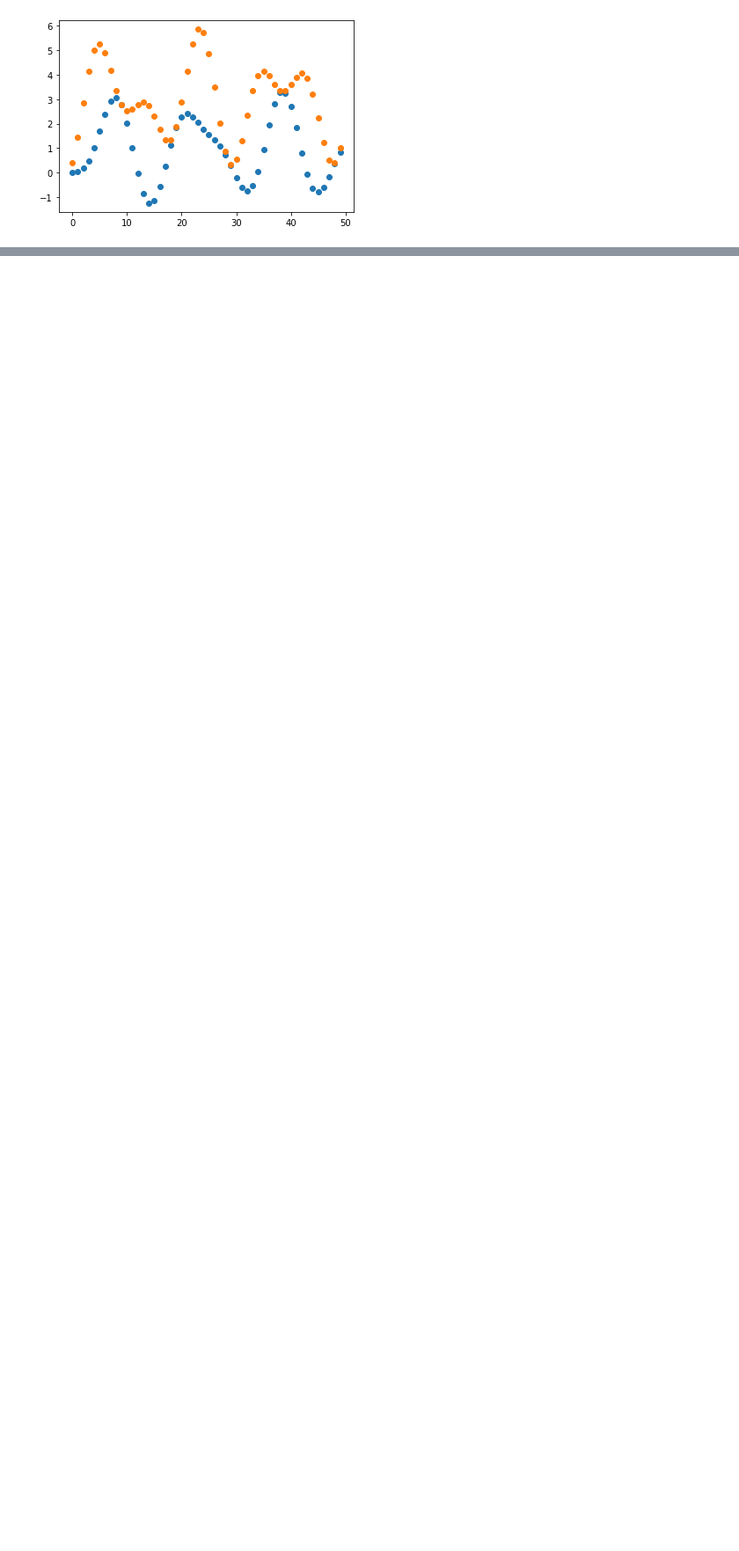
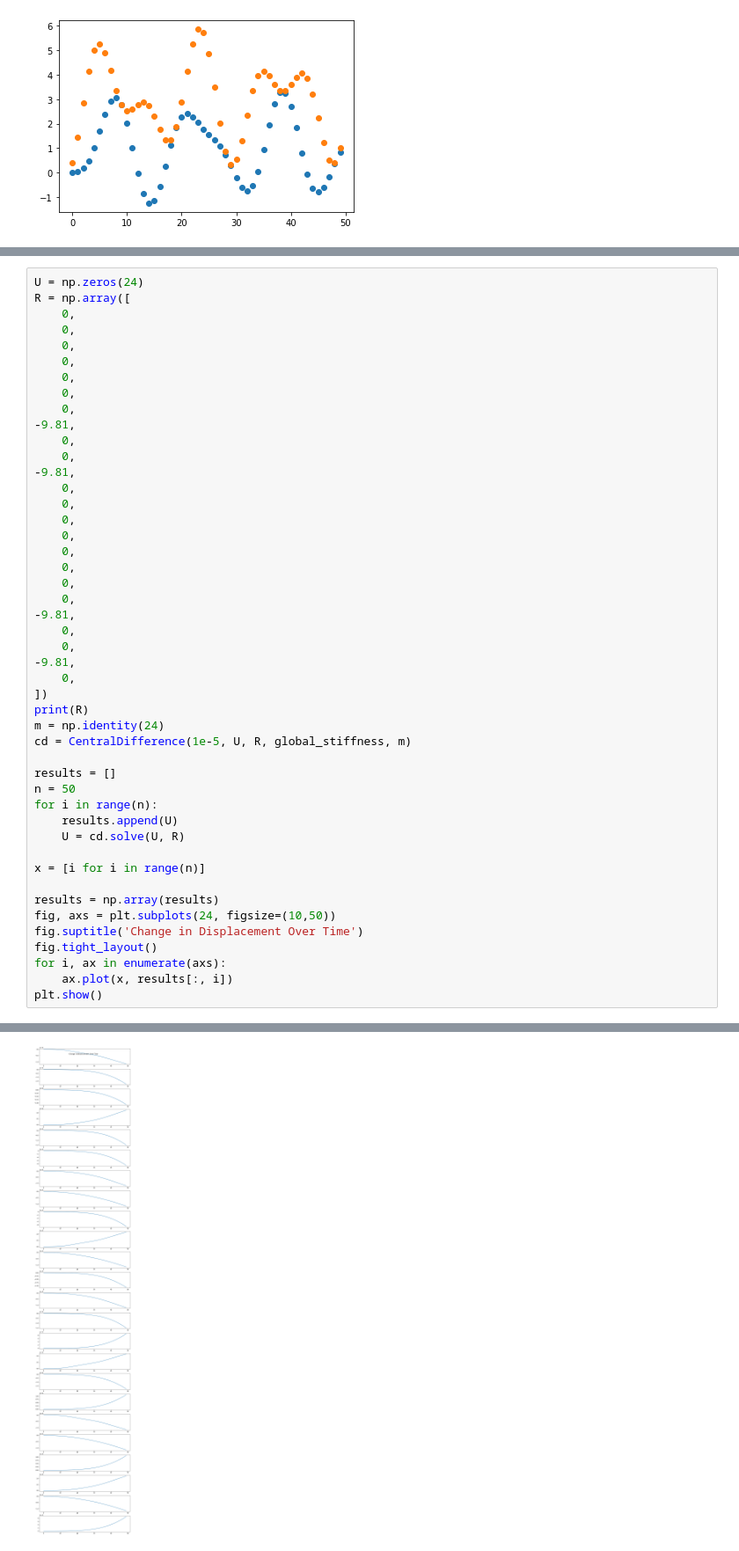
Before and after one commit to jparr721/Phasma, a Jupyter notebook: Prototypes/Linear Tetrahedral FEA.ipynb, the cells around one changed output, grey strips where cells are left out. Shown: that part at 88% size. Cells and saved outputs as stored; diff of their text form; blank space fills up the shorter version.

Commit message:
save latest plots

```diff
--- a/Prototypes/Linear Tetrahedral FEA.ipynb
+++ b/Prototypes/Linear Tetrahedral FEA.ipynb
@@ -148,0 +97,48 @@ plt.show()
+# %%
+U = np.zeros(24)
+R = np.array([
+    0,
+    0,
+    0,
+    0,
+    0,
+    0,
+    0,
+-9.81,
+    0,
+    0,
+-9.81,
+    0,
+    0,
+    0,
+    0,
+    0,
+    0,
+    0,
+    0,
+-9.81,
+    0,
+    0,
+-9.81,
+    0,
+])
+print(R)
+m = np.identity(24)
+cd = CentralDifference(1e-5, U, R, global_stiffness, m)
+
+results = []
+n = 50
+for i in range(n):
+    results.append(U)
+    U = cd.solve(U, R)
+
+x = [i for i in range(n)]
+
+results = np.array(results)
+fig, axs = plt.subplots(24, figsize=(10,50))
+fig.suptitle('Change in Displacement Over Time')
+fig.tight_layout()
+for i, ax in enumerate(axs):
+    ax.plot(x, results[:, i])
+plt.show()
+# %% [output]
@@ -148,0 +147 @@ plt.show()
+[figure, added]
```
Also changed, not shown: parts of 6 cells of this notebook.
